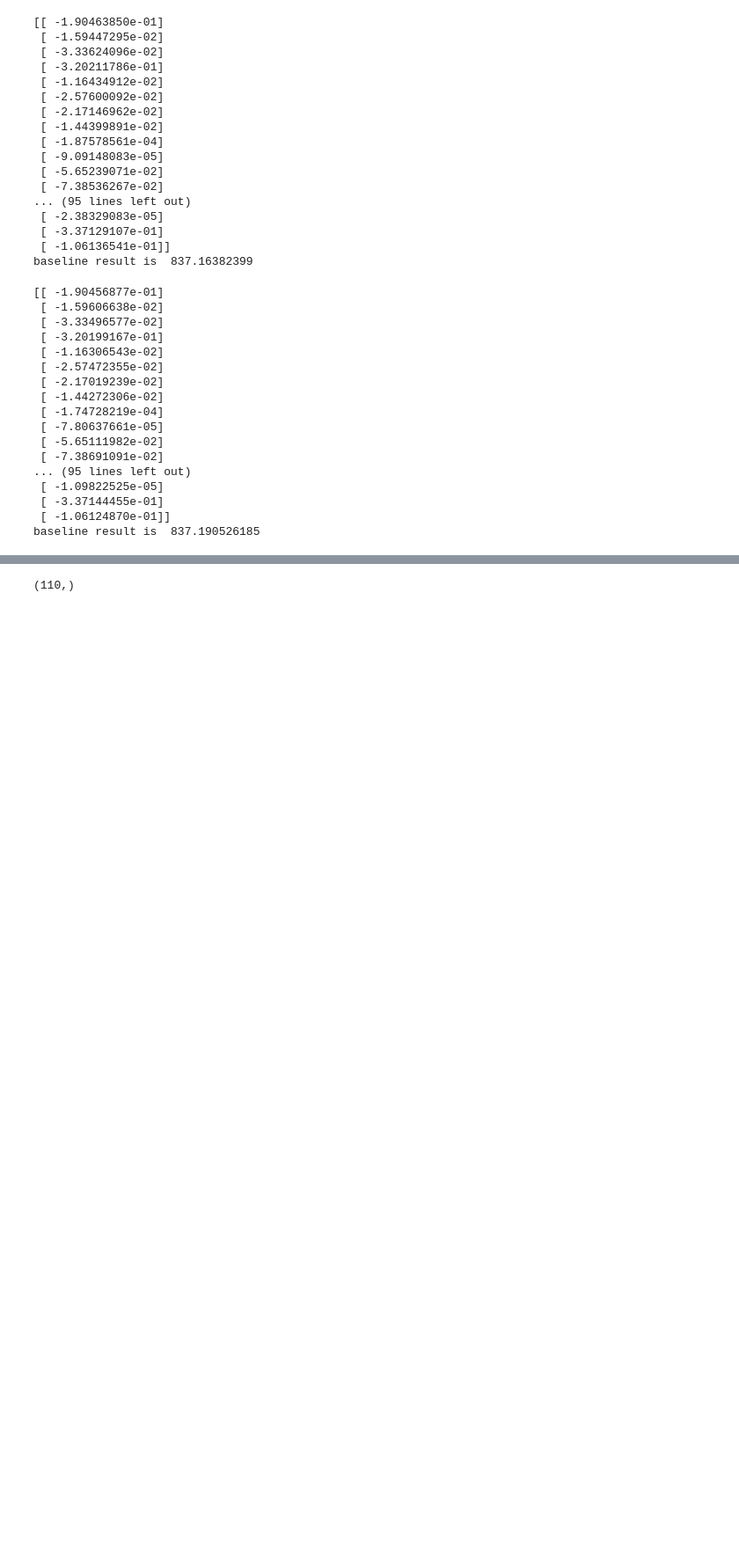
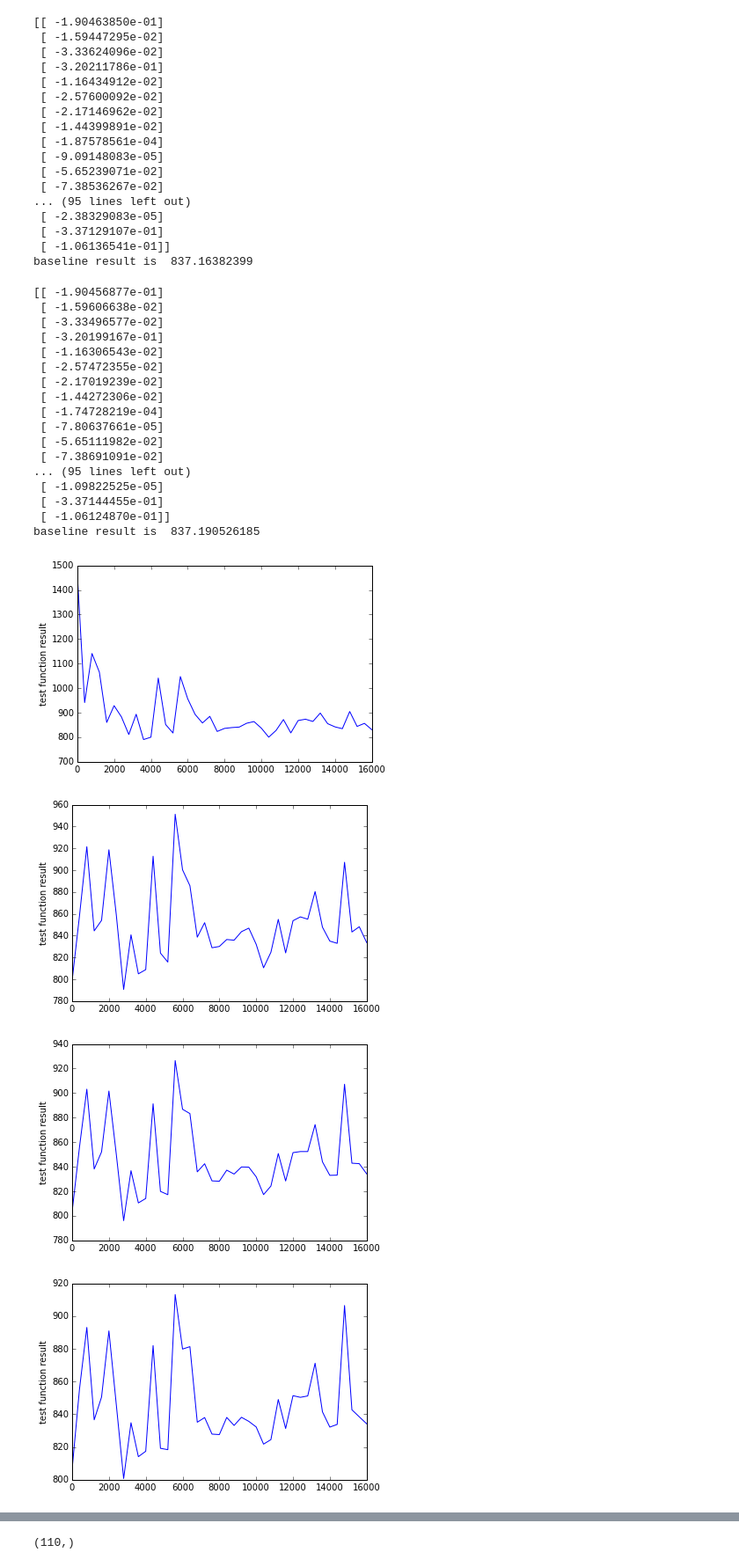
Before and after one commit to RuiqingQiu/SGD, a Jupyter notebook: SGD_610.ipynb, the cells around one changed output, grey strips where cells are left out. Shown: that part at 88% size. Cells and saved outputs as stored; diff of their text form; code cells hidden in the pictures; blank space fills up the shorter version.

```diff
--- a/SGD_610.ipynb
+++ b/SGD_610.ipynb
@@ -259,69 +259,65 @@ np.random.shuffle(data_set_done)
 '''
     Implement Oja's rule to find the top k pricipal components of the dataset
 '''
+
 # initialize v0 as a vector drawn uniformly at raondom on the surface of a d-dimensional sphere
 d = len(data_set_done[0])
 v1 = []
 prev_v = [] # record the previous v1 to test convergence
 s = 0.0
 t = len(data_set_done) # t is the data set lenght: how many data points there are
 learning_rate = 1.0
-print "learning rate is ",learning_rate
-
 # random intialize a vector from a d-dim sphere
 for i in range(0,d):
     tmp = np.random.random()
-    s = s + tmp**2 # for normalization
+    s = s + tmp**2
     v1.append(tmp)
     prev_v.append(0.0)
 
 s = math.sqrt(s)
-
 # normalize v1
 for i in range(0,d):
     v1[i] = v1[i] * 1.0/ s
 
-#a = np.dot(np.array([data_set_done[0]]),np.transpose(np.array([data_set_done[0]])))
+a = np.dot(np.array([data_set_done[0]]),np.transpose(np.array([data_set_done[0]])))
 
-dis = 0.0 # use distance to test convergence
+dis = 0.0
 loop = 0.0
+# test convergence
 v1 = np.array([v1]) # v1 type np.array([[x1,x2]])
 v1 = np.transpose(v1) # let v1 becomese a column major vector
-print "intialized v1 is ",v1
 prev_v = v1
 testResult = []
 tPoint = []
-index = 1
 
-# while True:
-#     loop = loop + 1
-#     testResult = []
-#     tPoint = []
-#     #print "loop is ", loop
-#     for i in range(0, len(data_set_done)):
-#     #for i in range(0, len(data_set_done)):
-#         learning_rate = 1.0/math.sqrt(index)# fix the leanring rate problem
-#         index = index + 1
-#         tmp = data_set_done[i]
-#         tmp = np.array([tmp])
-#         b = np.dot(np.transpose(tmp),tmp) # result in 110 * 110
-#         b = np.dot(b,v1) # result will be a 110 * 1 vector
-#         v1 = v1 + learning_rate * b
-#         v1 = normalizeVector(v1)
-#         if i % 20 == 0:
-#             tPoint.append(i)
-#             test = testFunction(v1)
-#             # print "test " ,test
-#             testResult.append(test)
-#     print testResult
-#     plt.plot(tPoint, testResult, '-')
-#     #plt.axis([0, len(data_set_done), 0, 5000])
-#     plt.ylabel('test function result')
-#     plt.show()
-#     #print "global v1, ", v1
-#     dis = distance(prev_v,v1)
-#     print "distance ", dis
-#     if dis <= 0.001:
-#         break
-#     prev_v = v1
+# stil have the infinite problem, need to normalize feature
+while True:
+    testResult = []
+    tPoint = []
+    #print "loop is ", loop
+    for i in range(0, len(data_set_done)/2):
+        loop = loop + 1
+        learning_rate = 1.0/math.sqrt(loop)
+        tmp = data_set_done[i] # convert to right form
+        tmp = np.array([tmp])
+        b = np.dot(np.transpose(tmp),tmp)
+        b = np.dot(b,v1) # result will be a 110 * 1 vector
+        v1 = v1 + learning_rate * b
+        v1 = normalizeVector(v1)
+        if i % 400 == 0:
+            tPoint.append(i)
+            test = testFunction(v1)
+            testResult.append(test)
+    plt.plot(tPoint, testResult, '-')
+    #plt.axhline(baseline, color='r')
+    plt.ylabel('test function result')
+    plt.show()
+    dis = distance(prev_v,v1)
+    if dis <= 0.001:
+            break
+    prev_v = v1
 # %% [output]
+[figure, added]
+[figure, added]
+[figure, added]
+[figure, added]
```
Also changed, not shown: parts of 5 cells of this notebook.
